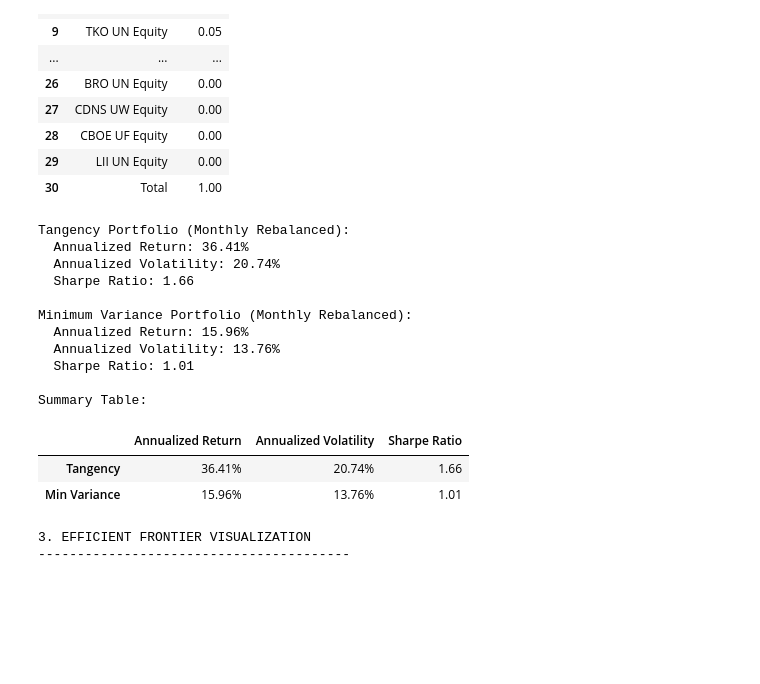
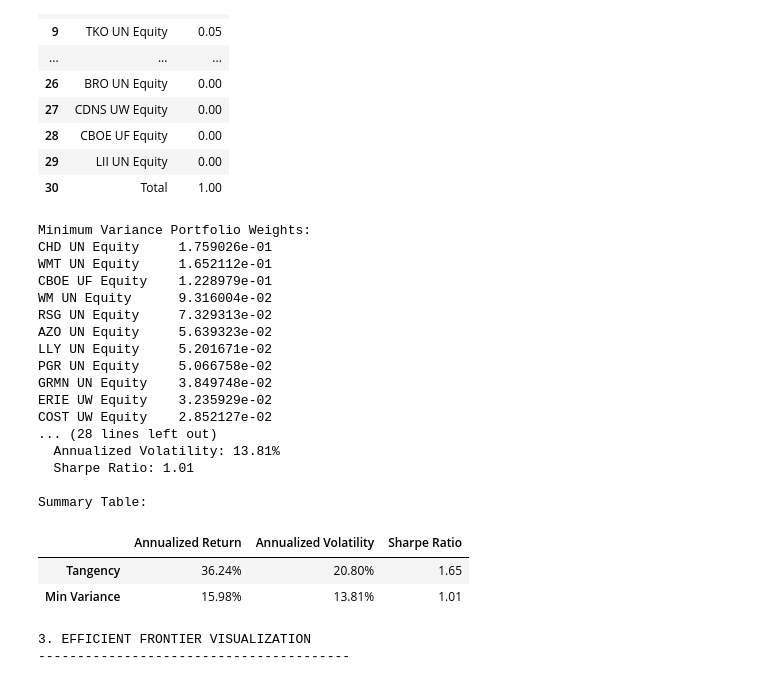
Before and after one commit to noahbergmannandersen/Quant, a Jupyter notebook: sp500v2 (1).ipynb, the cells around one changed output. Cells and saved outputs as stored; diff of their text form; code cells hidden in the pictures; blank space fills up the shorter version.

```diff
--- a/sp500v2 (1).ipynb
+++ b/sp500v2 (1).ipynb
@@ -478,7 +486,7 @@ sp500_log.name = "SP500_Log"
 
 trading_days = 252
 
-def portfolio_stats(port_log_returns, benchmark_log_returns=None, rf=0.0):
+def portfolio_stats(port_log_returns, benchmark_log_returns=None, rf=0.02):
     port = port_log_returns.dropna()
 
     # Align benchmark to portfolio index using intersection
@@ -520,8 +528,8 @@ def portfolio_stats(port_log_returns, benchmark_log_returns=None, rf=0.0):
     return results
 
 # --- Compute stats ---
-ew_stats = portfolio_stats(df_returns["EW_Portfolio_Log"], benchmark_log_returns=sp500_log)
-vw_stats = portfolio_stats(df_returns["VW_Portfolio_Log"], benchmark_log_returns=sp500_log)
+ew_stats = portfolio_stats(df_returns["EW_Portfolio_Log"], benchmark_log_returns=sp500_log, rf=0.02)
+vw_stats = portfolio_stats(df_returns["VW_Portfolio_Log"], benchmark_log_returns=sp500_log, rf=0.02)
 
 # --- Print results nicely ---
 print("Equal-Weighted Portfolio Stats:")
@@ -1038,7 +1046,25 @@ AXON UW Equity    1.176065e-02
 | 29 | LII UN Equity | 0.00 |
 | 30 | Total | 1.00 |
 # %%
-# ...existing code...
+# Minimum variance portfolio optimization
+def port_var(weights):
+    return np.dot(weights, np.dot(cov_ann, weights))
+
+constraints_minvar = {'type': 'eq', 'fun': lambda w: np.sum(w) - 1}
+bounds_minvar = [(0, 1)] * n  # No shorts allowed
+w0_minvar = np.repeat(1/n, n)
+
+result_minvar = minimize(port_var, w0_minvar, bounds=bounds_minvar, constraints=constraints_minvar)
+minvar_weights = result_minvar.x
+
+print("Minimum Variance Portfolio Weights:")
+minvar_portfolio = pd.Series(minvar_weights, index=selected)
+print(minvar_portfolio.sort_values(ascending=False))
+print("Sum of weights:", minvar_portfolio.sum())
+
+# Calculate portfolio returns using the optimized weights
+tangency_port_ret = (df_returns[selected] * opt_weights).sum(axis=1).dropna()
+minvar_port_ret = (df_returns[selected] * minvar_weights).sum(axis=1).dropna()
 
 # Compute annualized stats
 def stats(port_ret):
@@ -1054,43 +1080,49 @@ m_ret, m_vol, m_sharpe = stats(minvar_port_ret)
 print("Tangency Portfolio (Monthly Rebalanced):")
 print(f"  Annualized Return: {t_ret:.2%}")
 print(f"  Annualized Volatility: {t_vol:.2%}")
 print(f"  Sharpe Ratio: {t_sharpe:.2f}")
 
 print("\nMinimum Variance Portfolio (Monthly Rebalanced):")
 print(f"  Annualized Return: {m_ret:.2%}")
 print(f"  Annualized Volatility: {m_vol:.2%}")
 print(f"  Sharpe Ratio: {m_sharpe:.2f}")
 
 # Summary table
 summary = pd.DataFrame({
     "Annualized Return": [t_ret, m_ret],
     "Annualized Volatility": [t_vol, m_vol],
     "Sharpe Ratio": [t_sharpe, m_sharpe]
 }, index=["Tangency", "Min Variance"])
 
 print("\nSummary Table:")
 from IPython.display import display
 display(summary.style.format({
     "Annualized Return": "{:.2%}",
     "Annualized Volatility": "{:.2%}",
     "Sharpe Ratio": "{:.2f}"
 }))
 # ...existing code...
 # %% [output]
-Tangency Portfolio (Monthly Rebalanced):
-  Annualized Return: 36.41%
-  Annualized Volatility: 20.74%
-  Sharpe Ratio: 1.66
-
-Minimum Variance Portfolio (Monthly Rebalanced):
-  Annualized Return: 15.96%
-  Annualized Volatility: 13.76%
+Minimum Variance Portfolio Weights:
+CHD UN Equity     1.759026e-01
+WMT UN Equity     1.652112e-01
+CBOE UF Equity    1.228979e-01
+WM UN Equity      9.316004e-02
+RSG UN Equity     7.329313e-02
+AZO UN Equity     5.639323e-02
+LLY UN Equity     5.201671e-02
+PGR UN Equity     5.066758e-02
+GRMN UN Equity    3.849748e-02
+ERIE UW Equity    3.235929e-02
+COST UW Equity    2.852127e-02
+... (28 lines left out)
+  Annualized Volatility: 13.81%
   Sharpe Ratio: 1.01
 
 Summary Table:
 |  | Annualized Return | Annualized Volatility | Sharpe Ratio |
-| Tangency | 36.41% | 20.74% | 1.66 |
-| Min Variance | 15.96% | 13.76% | 1.01 |
+| Tangency | 36.24% | 20.80% | 1.65 |
+| Min Variance | 15.98% | 13.81% | 1.01 |
 # %%
 # ...existing code...
 
```
Also changed, not shown: parts of 28 cells of this notebook.
